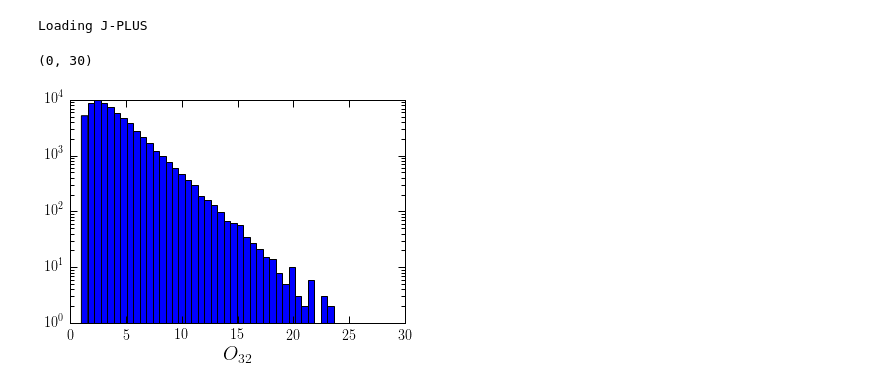
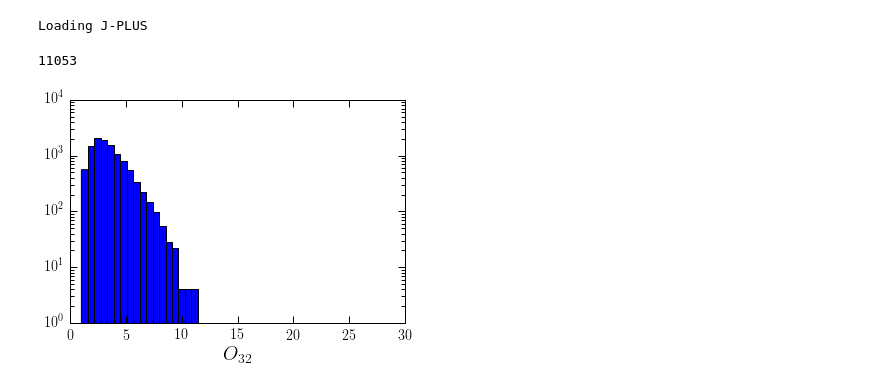
Before and after one commit to aaorsi/ELG_analysis, a Jupyter notebook: OIII_OII.ipynb, the cells around one changed output. Cells and saved outputs as stored; diff of their text form; code cells hidden in the pictures.

```diff
--- a/OIII_OII.ipynb
+++ b/OIII_OII.ipynb
@@ -57,32 +57,34 @@ Loading J-PLUS
 # %%
 %matplotlib inline
 import matplotlib.pyplot as plt
 EW_min = 40
 
-mask = ((gal_jplus['dm_j0660'] > 0.2) &
-        (gal_jplus['dm_j0861'] > 0.2) &
+mask = ((gal_jplus['dm_j0660'] > 0.4) &
+        (gal_jplus['dm_j0861'] > 0.4) &
         (gal_jplus['rJAVA'][:,0] > 20)   &
         (gal_jplus['mask_flags_J0660'] == 0) & # no artifacts is J0660 photometry
         (gal_jplus['mask_flags_J0861'] == 0) & # no artifacts is J0660 photometry
         (gal_jplus['mask_flags_rJAVA'] == 0) &
         (gal_jplus['single_detect_J0660'] != 0) &
         (gal_jplus['single_detect_J0861'] != 0) &# Objects are detected in both rJAVA and J0660
         (1./gal_jplus['J0660'][:,1] > 5) &    # SNR of J0660 is above 5
-        (1./gal_jplus['r'+suff][:,1] > 5) &  # SNR of SDSS r-band is above 5
+        (1./gal_jplus['rJAVA'][:,1] > 5) &  # SNR of SDSS r-band is above 5
          (1./gal_jplus['J0861'][:,1] > 5)
          )
 
 cands = jplus.tools.select_object(gal_jplus, mask)
 
 cands['OIII_OII'] = cands['f_j0861']/cands['f_j0660']
 
 
 plt.hist(cands['OIII_OII'],bins=50, range=[1,30])
 plt.yscale('log', nonposy='clip')
 #plt.xscale('log', nonposy='clip')
 
 plt.xlabel(r'$O_{32}$',fontsize=20)
 plt.xlim([0,30])
+
+print len(cands['OIII_OII'])
 # %% [output]
-(0, 30)
+11053
-[figure, old version]
+[figure, new version]
```
Also changed, not shown: 1 other file.
